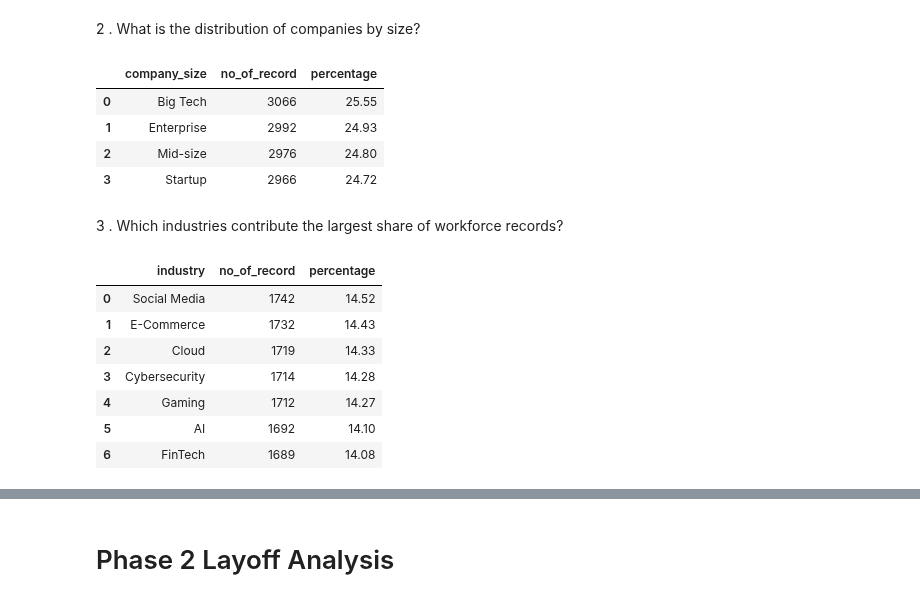
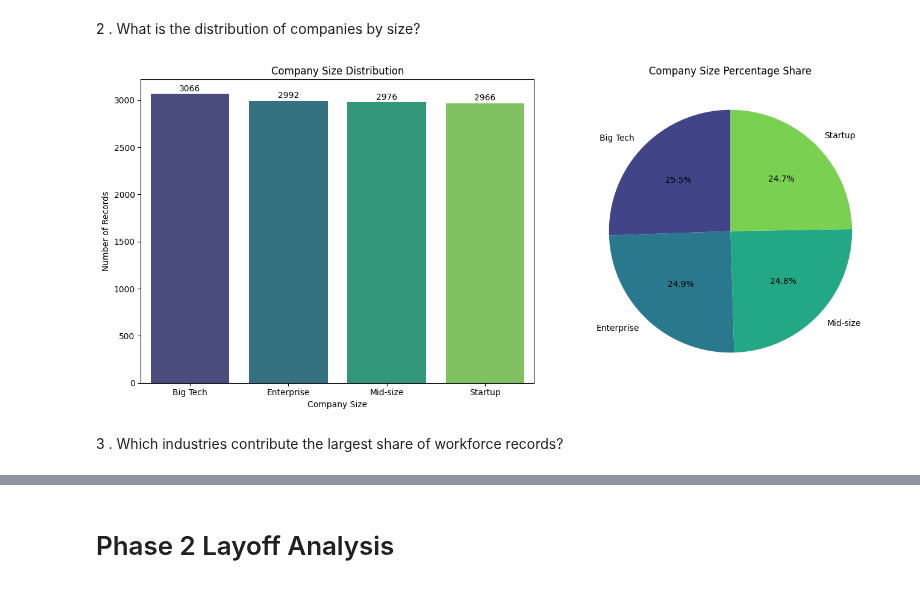
Before and after one commit to Ishasavani1402/Data-Analytics, a Jupyter notebook: tech_layoffs_hiring_trends/EDA.ipynb, the cells around one changed output, grey strips where cells are left out. Saved outputs shown, nothing was run; the diff lists cells and outputs as text; code cells hidden in the pictures.

```diff
--- a/tech_layoffs_hiring_trends/EDA.ipynb
+++ b/tech_layoffs_hiring_trends/EDA.ipynb
@@ -165,27 +165,45 @@ FROM clean_dataset;"""), engine)
 | 0 | 20 | 7 | 6 |
 # %% [markdown]
 2 . What is the distribution of companies by size?
-# %%
-pd.read_sql_query(text("""select company_size , count(*) as no_of_record , ROUND(COUNT(*) * 100.0 / SUM(COUNT(*)) OVER(), 2) AS percentage from clean_dataset group by company_size order by no_of_record DESC"""),engine)
-# %% [output]
-|  | company_size | no_of_record | percentage |
-| 0 | Big Tech | 3066 | 25.55 |
-| 1 | Enterprise | 2992 | 24.93 |
-| 2 | Mid-size | 2976 | 24.80 |
-| 3 | Startup | 2966 | 24.72 |
+# %%
+company_size_df =  pd.read_sql_query(text("""select company_size , count(*) as no_of_record , ROUND(COUNT(*) * 100.0 / SUM(COUNT(*)) OVER(), 2) AS percentage from clean_dataset group by company_size order by no_of_record DESC"""),engine)
+
+# display(company_size_df)
+# Side-by-side plots
+fig, axes = plt.subplots(1, 2, figsize=(14, 6))
+
+# Bar plot
+sns.barplot(
+    data=company_size_df,
+    x="company_size",
+    y="no_of_record",
+    hue="company_size",
+    palette="viridis",
+    legend=False,
+    ax=axes[0]
+)
+
+axes[0].set_title("Company Size Distribution")
+axes[0].set_xlabel("Company Size")
+axes[0].set_ylabel("Number of Records")
+
+for i, value in enumerate(company_size_df["no_of_record"]):
+    axes[0].text(i, value + 30, str(value), ha="center", fontsize=10)
+
+# Pie chart
+axes[1].pie(
+    company_size_df["percentage"],
+    labels=company_size_df["company_size"],
+    autopct="%1.1f%%",
+    startangle=90,
+    colors=sns.color_palette("viridis", len(company_size_df))
+)
+
+axes[1].set_title("Company Size Percentage Share")
+
+plt.tight_layout()
+plt.show()
+# %% [output]
+[figure, added]
 # %% [markdown]
 3 . Which industries contribute the largest share of workforce records?
-# %%
-pd.read_sql_query(text("""select industry ,
-                       count(*)as no_of_record  , ROUND(COUNT(*) * 100.0 / SUM(COUNT(*)) OVER(), 2) AS percentage from clean_dataset
-                       group by industry
-                       order by no_of_record DESC"""), engine)
-# %% [output]
-|  | industry | no_of_record | percentage |
-| 0 | Social Media | 1742 | 14.52 |
-| 1 | E-Commerce | 1732 | 14.43 |
-| 2 | Cloud | 1719 | 14.33 |
-| 3 | Cybersecurity | 1714 | 14.28 |
-| 4 | Gaming | 1712 | 14.27 |
-| 5 | AI | 1692 | 14.10 |
-| 6 | FinTech | 1689 | 14.08 |
```
Also changed, not shown: parts of 11 cells of this notebook, 1 other file.
